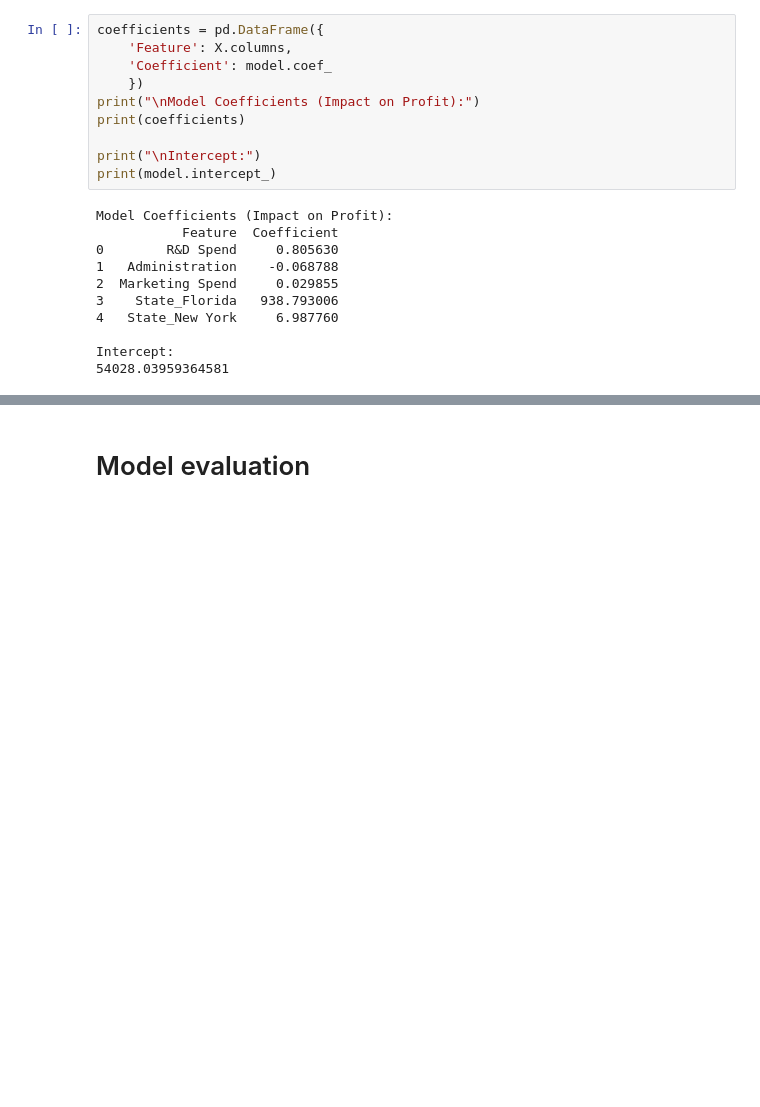
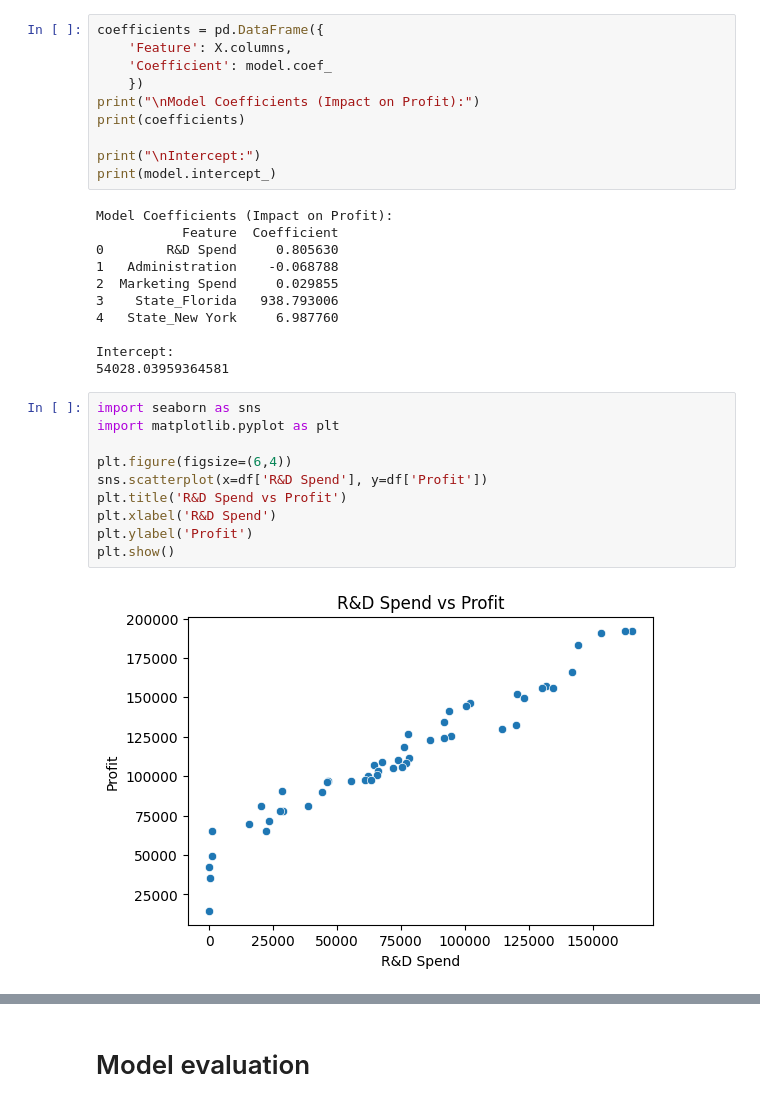
Before and after one commit to ptahir/Multiple-Regression-Model.-, a Jupyter notebook: 50startups.ipynb, the cells around one changed output, grey strips where cells are left out. Cells and saved outputs as stored; diff of their text form; blank space fills up the shorter version.

```diff
--- a/50startups.ipynb
+++ b/50startups.ipynb
@@ -77,3 +84,15 @@ Model Coefficients (Impact on Profit):
 
 Intercept:
 54028.03959364581
+# %%
+import seaborn as sns
+import matplotlib.pyplot as plt
+
+plt.figure(figsize=(6,4))
+sns.scatterplot(x=df['R&D Spend'], y=df['Profit'])
+plt.title('R&D Spend vs Profit')
+plt.xlabel('R&D Spend')
+plt.ylabel('Profit')
+plt.show()
+# %% [output]
+[figure, added]
```
Also changed, not shown: parts of 7 cells of this notebook.
